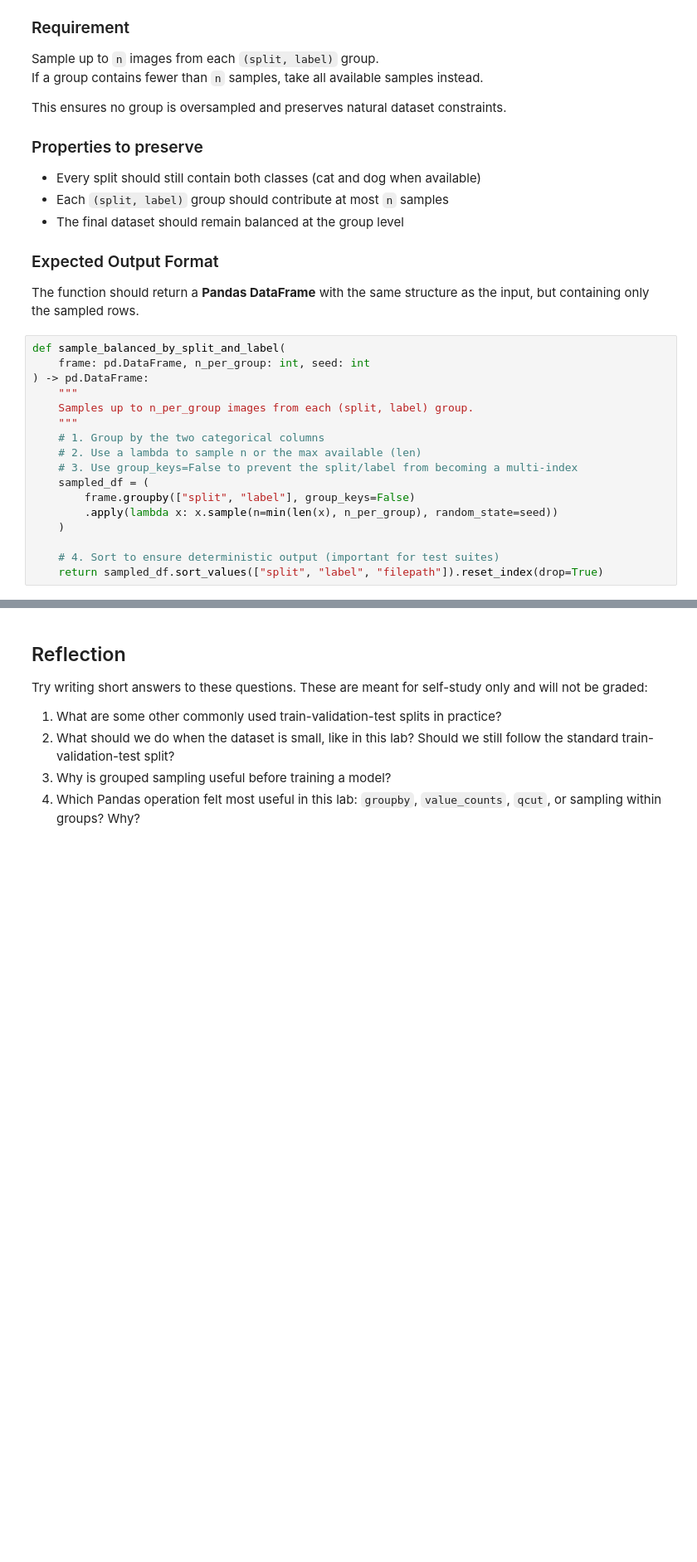
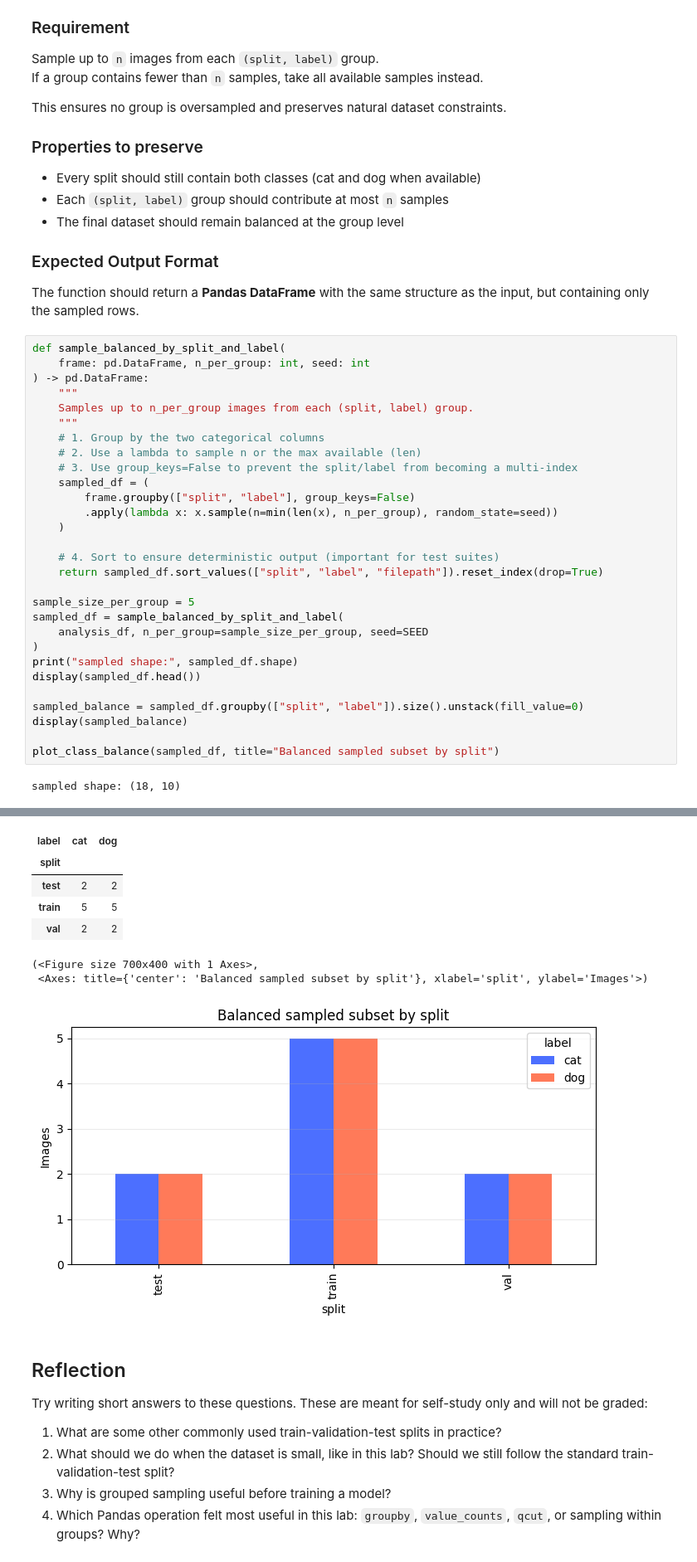
Before and after one commit to vgu-dsai-2026/lab-2-pandas-Phuishere, a Jupyter notebook: notebook.ipynb, the cells around one changed output, grey strips where cells are left out. Shown at 83% size. Cells and saved outputs as stored; diff of their text form; blank space fills up the shorter version.

```diff
--- a/notebook.ipynb
+++ b/notebook.ipynb
@@ -597,3 +597,17 @@ def sample_balanced_by_split_and_label(
 
     # 4. Sort to ensure deterministic output (important for test suites)
     return sampled_df.sort_values(["split", "label", "filepath"]).reset_index(drop=True)
+
+sample_size_per_group = 5
+sampled_df = sample_balanced_by_split_and_label(
+    analysis_df, n_per_group=sample_size_per_group, seed=SEED
+)
+print("sampled shape:", sampled_df.shape)
+display(sampled_df.head())
+
+sampled_balance = sampled_df.groupby(["split", "label"]).size().unstack(fill_value=0)
+display(sampled_balance)
+
+plot_class_balance(sampled_df, title="Balanced sampled subset by split")
+# %% [output]
+sampled shape: (18, 10)
@@ -600,3 +620,11 @@ def sample_balanced_by_split_and_label(
+| label | cat | dog |
+| split |  |  |
+| test | 2 | 2 |
+| train | 5 | 5 |
+| val | 2 | 2 |
+(<Figure size 700x400 with 1 Axes>,
+ <Axes: title={'center': 'Balanced sampled subset by split'}, xlabel='split', ylabel='Images'>)
+[figure, added]
 # %% [markdown]
 ## Reflection
 
```
Also changed, not shown: parts of 1 cell of this notebook.
